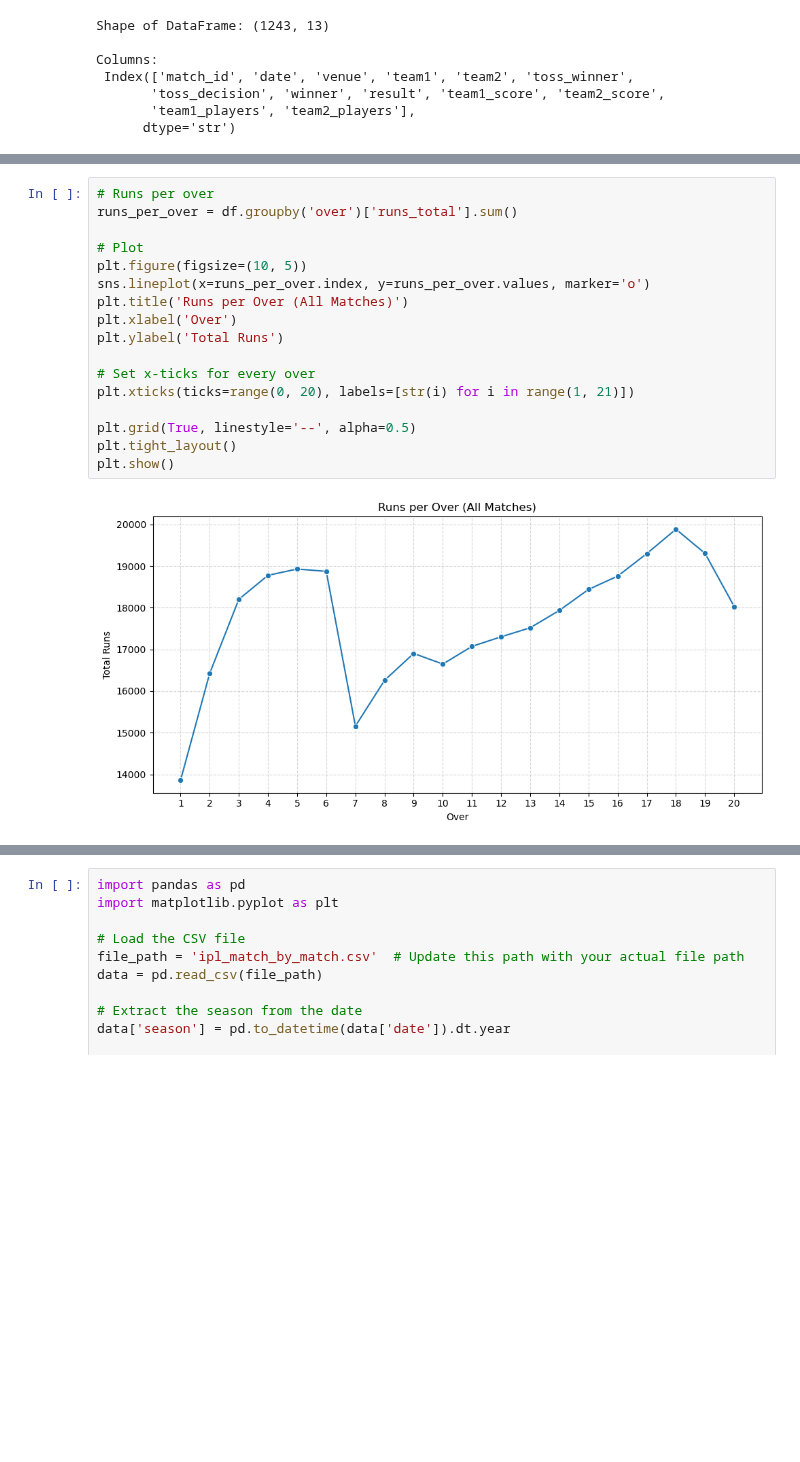
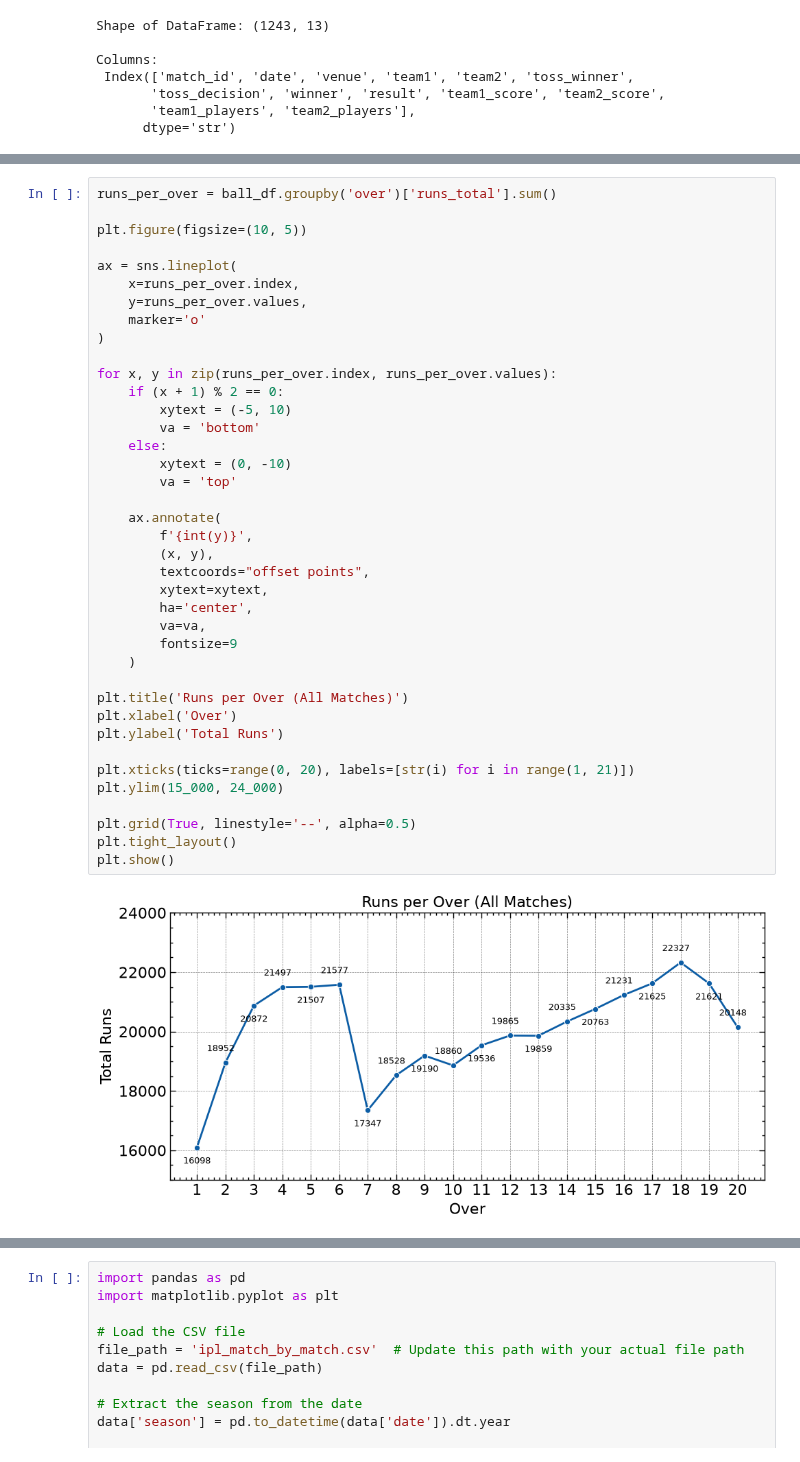
Before and after one commit to Karanveer-Tinna/ipl-cricket-prediction-model, a Jupyter notebook: notebooks/03_eda.ipynb, the cells around one changed output, grey strips where cells are left out. Drawn from its saved outputs; the diff is of its cells as text; blank space fills up the shorter version.

```diff
--- a/notebooks/03_eda.ipynb
+++ b/notebooks/03_eda.ipynb
@@ -91,19 +84,41 @@ else:
 # %%
-# Runs per over
-runs_per_over = df.groupby('over')['runs_total'].sum()
+runs_per_over = ball_df.groupby('over')['runs_total'].sum()
 
-# Plot
 plt.figure(figsize=(10, 5))
-sns.lineplot(x=runs_per_over.index, y=runs_per_over.values, marker='o')
+
+ax = sns.lineplot(
+    x=runs_per_over.index,
+    y=runs_per_over.values,
+    marker='o'
+)
+
+for x, y in zip(runs_per_over.index, runs_per_over.values):
+    if (x + 1) % 2 == 0:
+        xytext = (-5, 10)
+        va = 'bottom'
+    else:
+        xytext = (0, -10)
+        va = 'top'
+
+    ax.annotate(
+        f'{int(y)}',
+        (x, y),
+        textcoords="offset points",
+        xytext=xytext,
+        ha='center',
+        va=va,
+        fontsize=9
+    )
+
 plt.title('Runs per Over (All Matches)')
 plt.xlabel('Over')
 plt.ylabel('Total Runs')
 
-# Set x-ticks for every over
 plt.xticks(ticks=range(0, 20), labels=[str(i) for i in range(1, 21)])
+plt.ylim(15_000, 24_000)
 
 plt.grid(True, linestyle='--', alpha=0.5)
 plt.tight_layout()
 plt.show()
 # %% [output]
-[figure, old version]
+[figure, new version]
```
Also changed, not shown: parts of 15 cells of this notebook.
